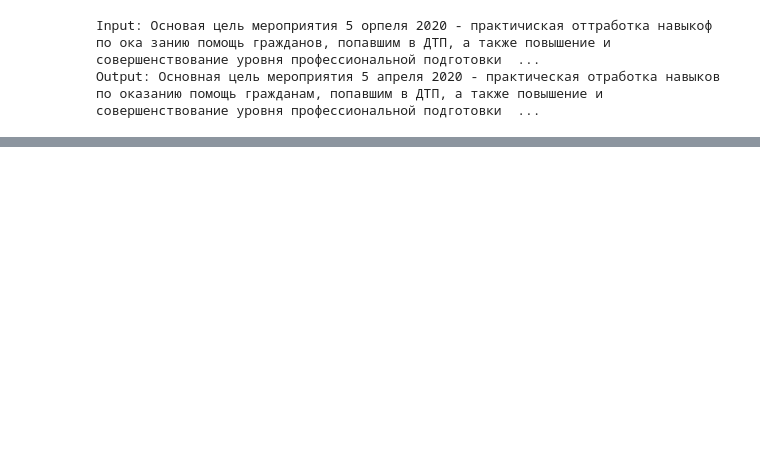
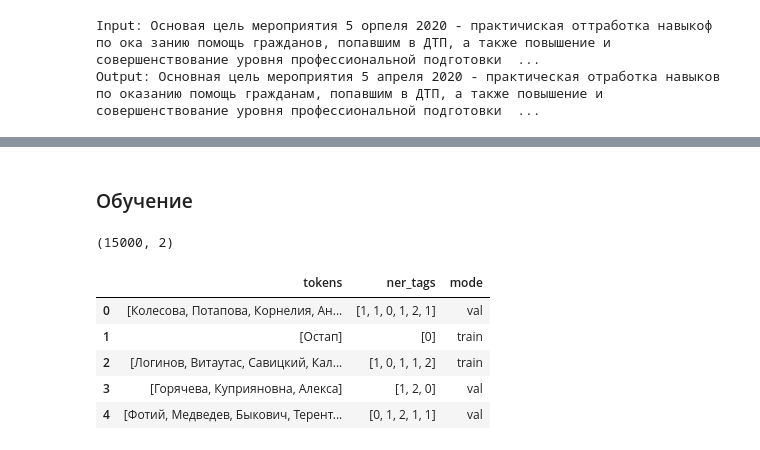
Before and after one commit to akondrashov96/MDS-Master-Thesis, a Jupyter notebook: Model Training.ipynb, the cells around one changed output, grey strips where cells are left out. Drawn from its saved outputs; the diff is of its cells as text; code cells hidden in the pictures; blank space fills up the shorter version.

Commit message:
update
1) added name generation + NER recognition
2) added saving to excel file
3) general loop finished

```diff
--- a/Model Training.ipynb
+++ b/Model Training.ipynb
@@ -45,0 +150,19 @@ Output: Основная цель мероприятия 5 апреля 2020 -
+# %% [markdown]
+### Обучение
+# %%
+names_dataset = pd.read_json("data/names/names_train.json")
+print(names_dataset.shape)
+# %% [output]
+(15000, 2)
+# %%
+names_dataset['mode'] = np.random.choice(['train', "val", "test"], size = names_dataset.shape[0], p = [0.8, 0.15, 0.05])
+# %%
+names_dataset['ner_tags'] = names_dataset['ner_tags'].map(lambda x: [i-1 for i in x])
+names_dataset.head()
+# %% [output]
+|  | tokens | ner_tags | mode |
+| 0 | [Колесова, Потапова, Корнелия, Ан... | [1, 1, 0, 1, 2, 1] | val |
+| 1 | [Остап] | [0] | train |
+| 2 | [Логинов, Витаутас, Савицкий, Кал... | [1, 0, 1, 1, 2] | train |
+| 3 | [Горячева, Куприяновна, Алекса] | [1, 2, 0] | val |
+| 4 | [Фотий, Медведев, Быкович, Терент... | [0, 1, 2, 1, 1] | val |
```
Also changed, not shown: parts of 54 cells of this notebook, 5 other files.
